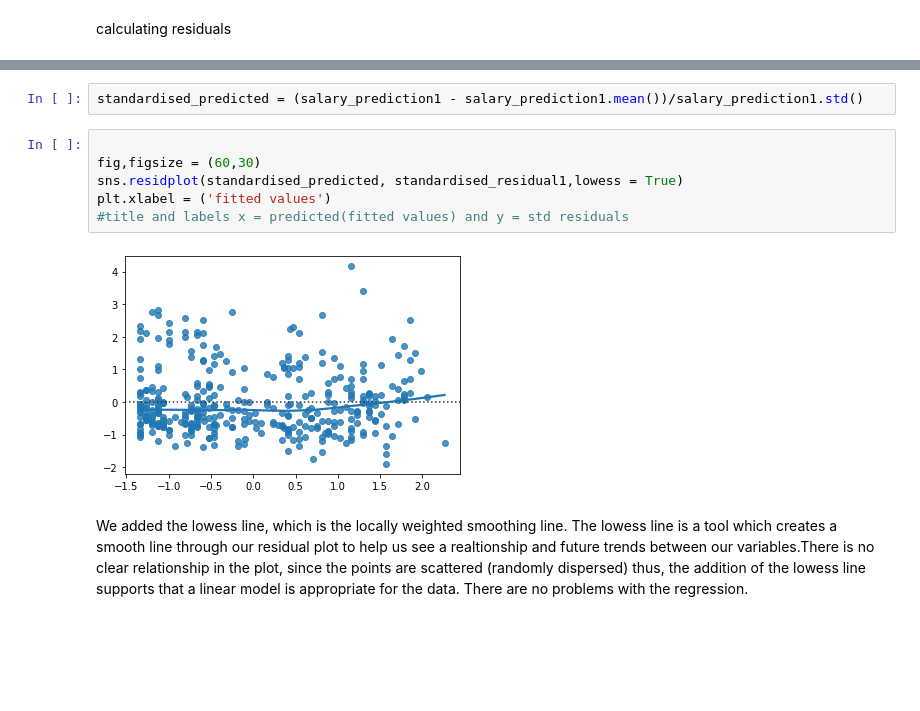
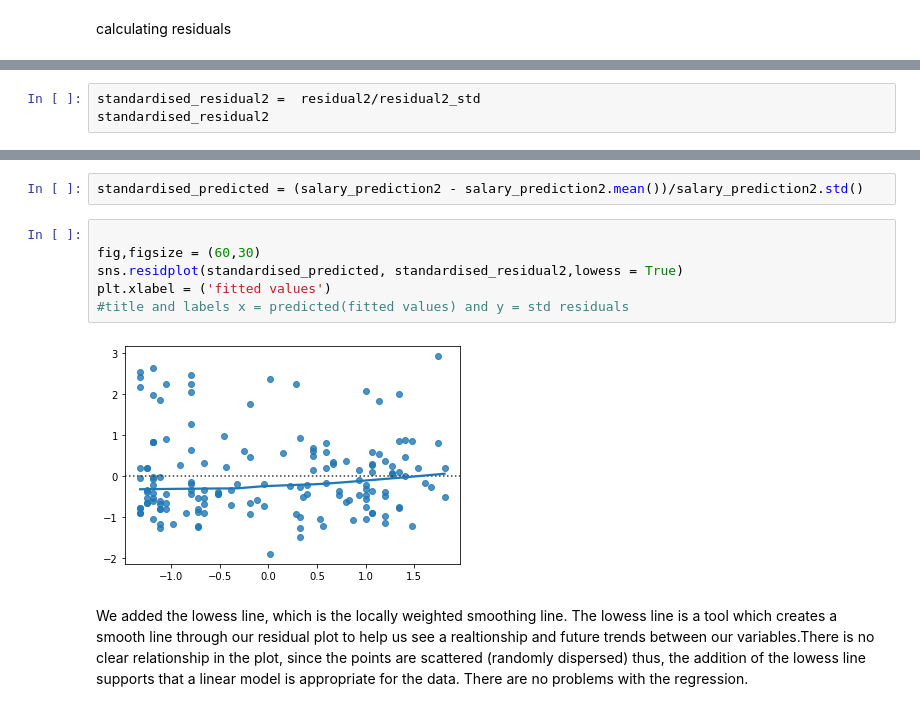
Before and after one commit to LeboSeribe/Multivariate-Regression, a Jupyter notebook: Multivariate.ipynb, the cells around one changed output, grey strips where cells are left out. Drawn from its saved outputs; the diff is of its cells as text; blank space fills up the shorter version.

```diff
--- a/Multivariate.ipynb
+++ b/Multivariate.ipynb
@@ -413,0 +398,3 @@ Length: 359, dtype: float64
+# %%
+standardised_residual2 =  residual2/residual2_std
+standardised_residual2
@@ -414,13 +414,13 @@ Length: 359, dtype: float64
 # %%
-standardised_predicted = (salary_prediction1 - salary_prediction1.mean())/salary_prediction1.std()
+standardised_predicted = (salary_prediction2 - salary_prediction2.mean())/salary_prediction2.std()
 # %%
 
 fig,figsize = (60,30)
-sns.residplot(standardised_predicted, standardised_residual1,lowess = True)
+sns.residplot(standardised_predicted, standardised_residual2,lowess = True)
 plt.xlabel = ('fitted values')
 #title and labels x = predicted(fitted values) and y = std residuals
 # %% [output]
-[figure, old version]
+[figure, new version]
 # %% [markdown]
 We added the lowess line, which is the locally weighted smoothing line. The lowess line is a tool which creates a smooth line through our residual plot to help us see a realtionship and future trends between our variables.There is no clear relationship in the plot, since the points are scattered (randomly dispersed) thus, the addition of the lowess line supports that a linear model is appropriate for the data.
 There are no problems with the regression.
```
Also changed, not shown: parts of 14 cells of this notebook.
